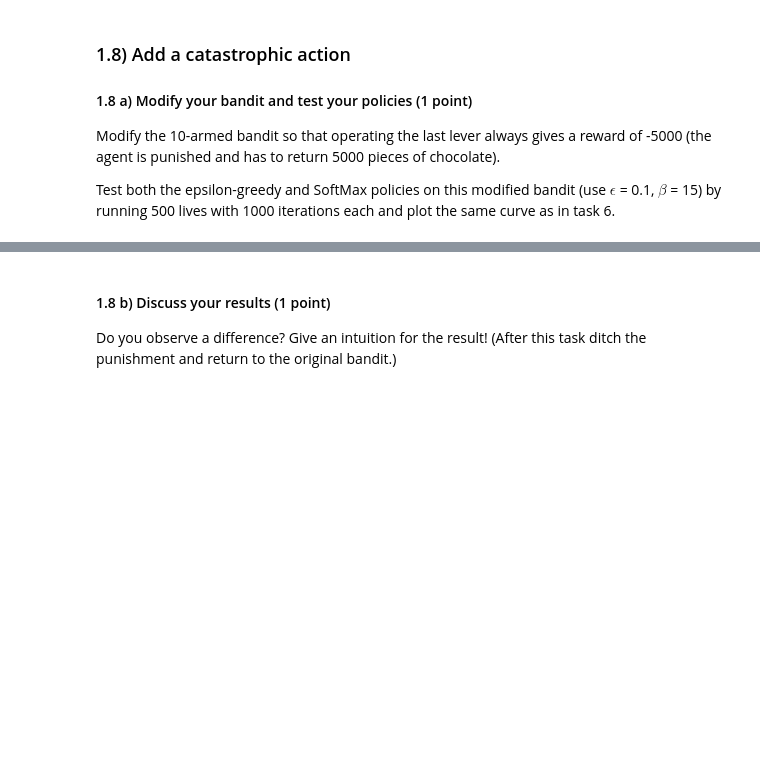
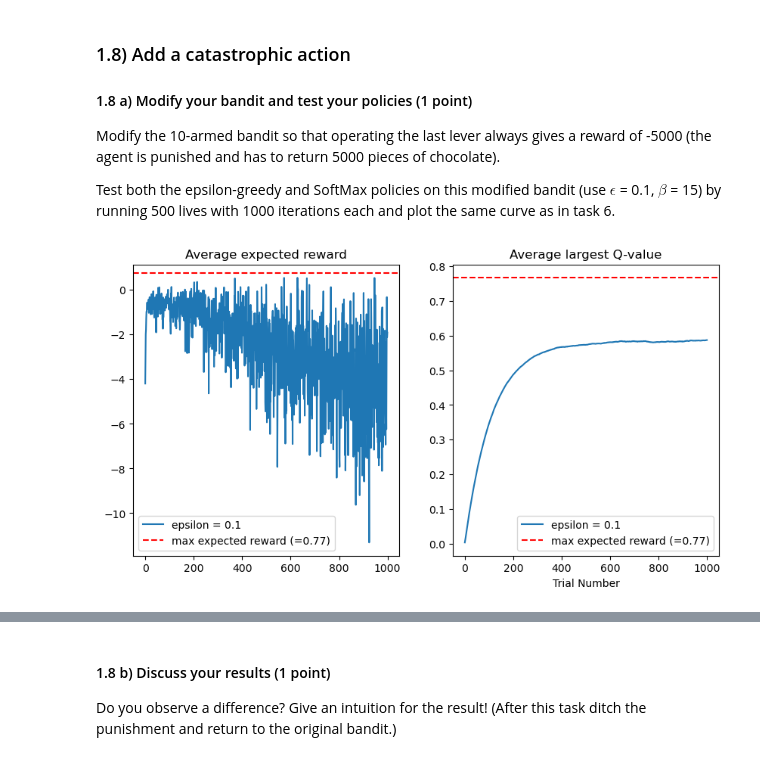
Before and after one commit to lfogarty98/mhbf_pt, a Jupyter notebook: 7-rl-part-I/rl-part-I.ipynb, the cells around one changed output, grey strips where cells are left out. Saved outputs shown, nothing was run; the diff lists cells and outputs as text; code cells hidden in the pictures; blank space fills up the shorter version.

```diff
--- a/7-rl-part-I/rl-part-I.ipynb
+++ b/7-rl-part-I/rl-part-I.ipynb
@@ -325,0 +337,18 @@ raise NotImplementedError()
+# %%
+def generate_reward_catastrophic(action):
+    if action == len(p) - 1:
+        return -5000
+    elif np.random.random() < p[action]:
+        return 1
+    else:
+        return 0
+# %%
+simulate_strategy(
+    num_iterations=1000,
+    num_lives=500,
+    reward_fn=generate_reward_catastrophic,
+    policy=epsilon_greedy,
+    param_name='epsilon',
+    param_vals=[0.1])
+# %% [output]
+[figure, added]
```
Also changed, not shown: parts of 18 cells of this notebook.
